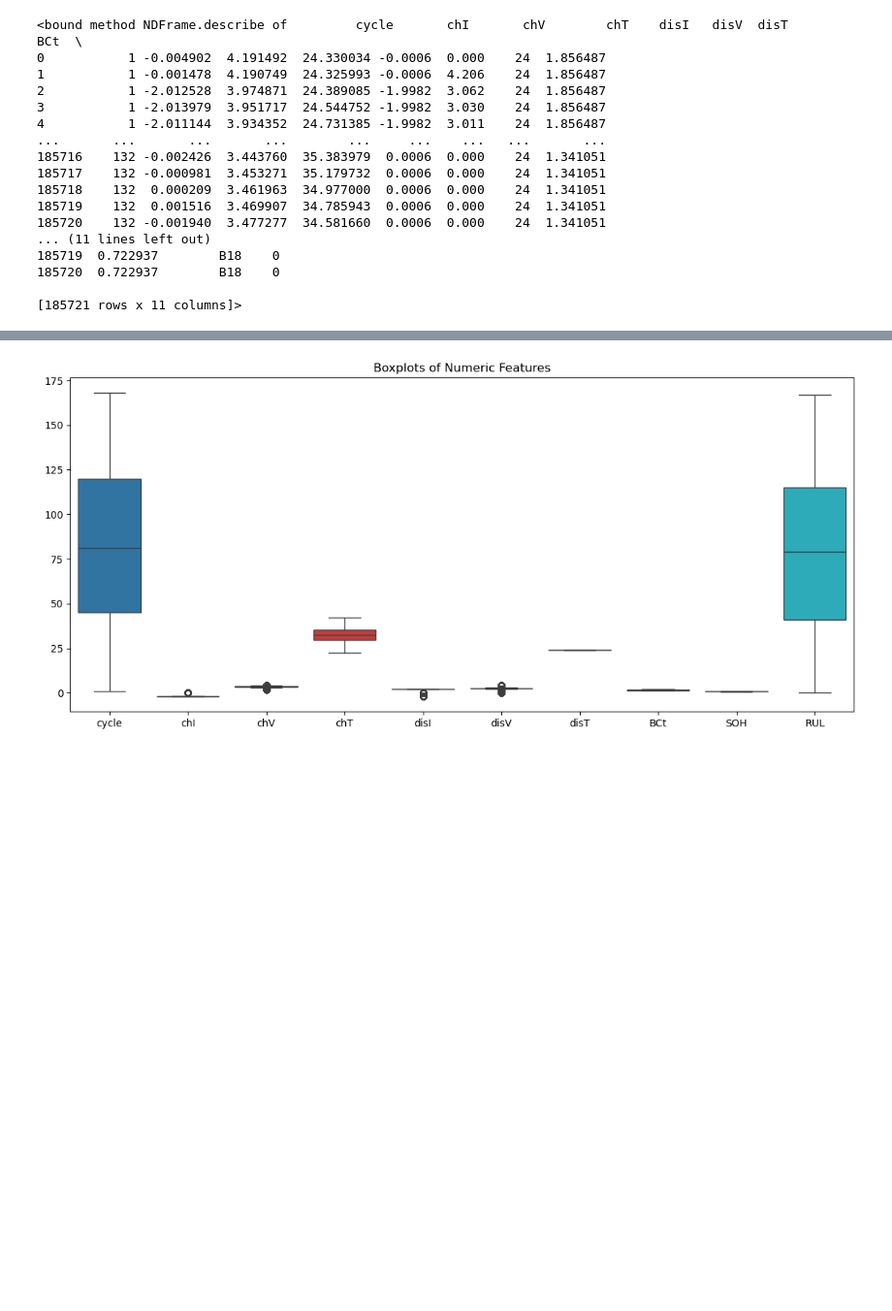
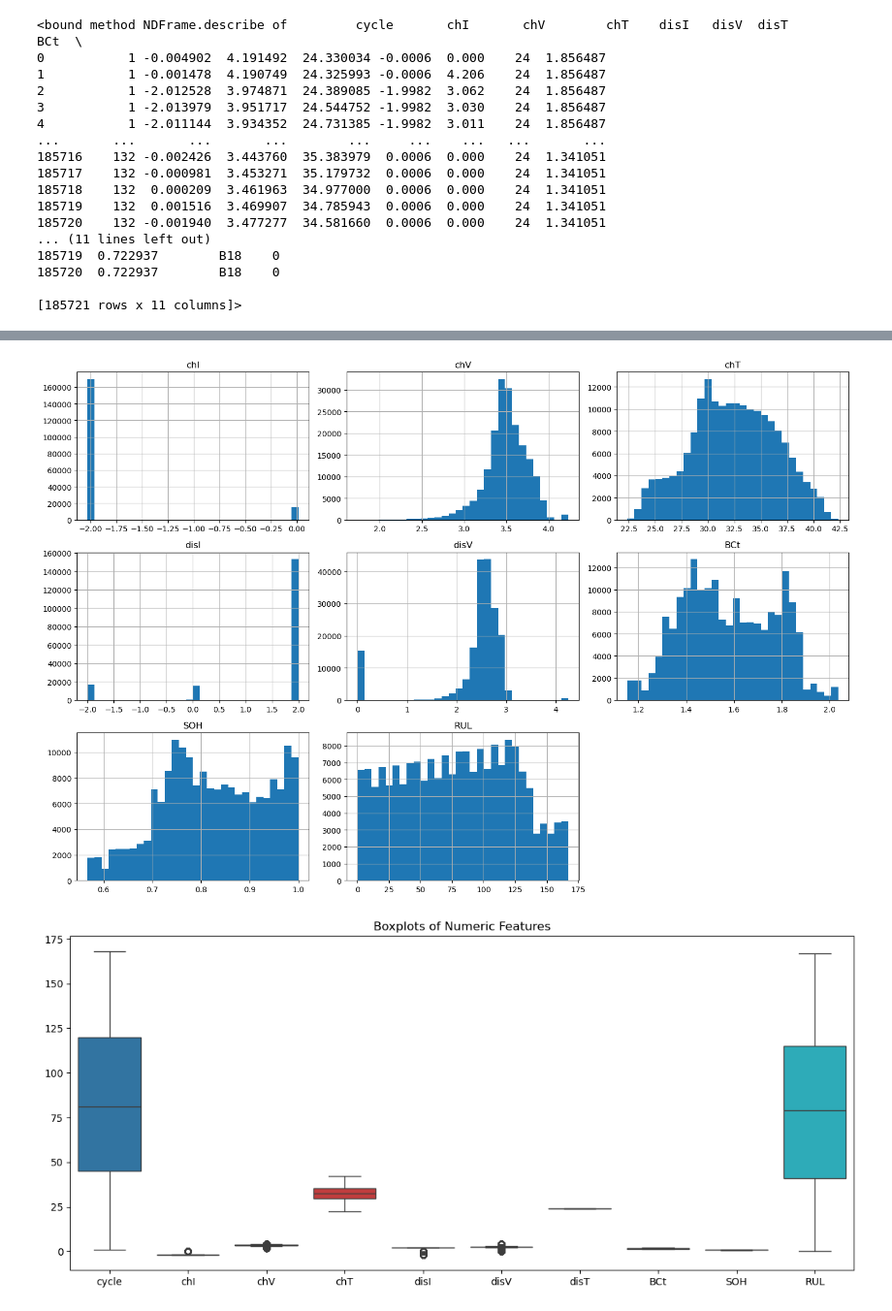
Before and after one commit to kawthar-shameseldeen/Battery-RUL-Prediction, a Jupyter notebook: notebook/data_preprocessing.ipynb, the cells around one changed output, grey strips where cells are left out. Shown at 97% size. Drawn from its saved outputs; the diff is of its cells as text; code cells hidden in the pictures; blank space fills up the shorter version.

```diff
--- a/notebook/data_preprocessing.ipynb
+++ b/notebook/data_preprocessing.ipynb
@@ -190,3 +228,13 @@ plt.show()
+# %%
+# feature distribution
+df[['chI','chV','chT','disI','disV','BCt','SOH','RUL']].hist(
+    figsize=(15,10),
+    bins=30
+)
+plt.tight_layout()
+plt.show()
+# %% [output]
+[figure, added]
 # %%
 
 import seaborn as sns
```
Also changed, not shown: parts of 12 cells of this notebook, 8 other files.
